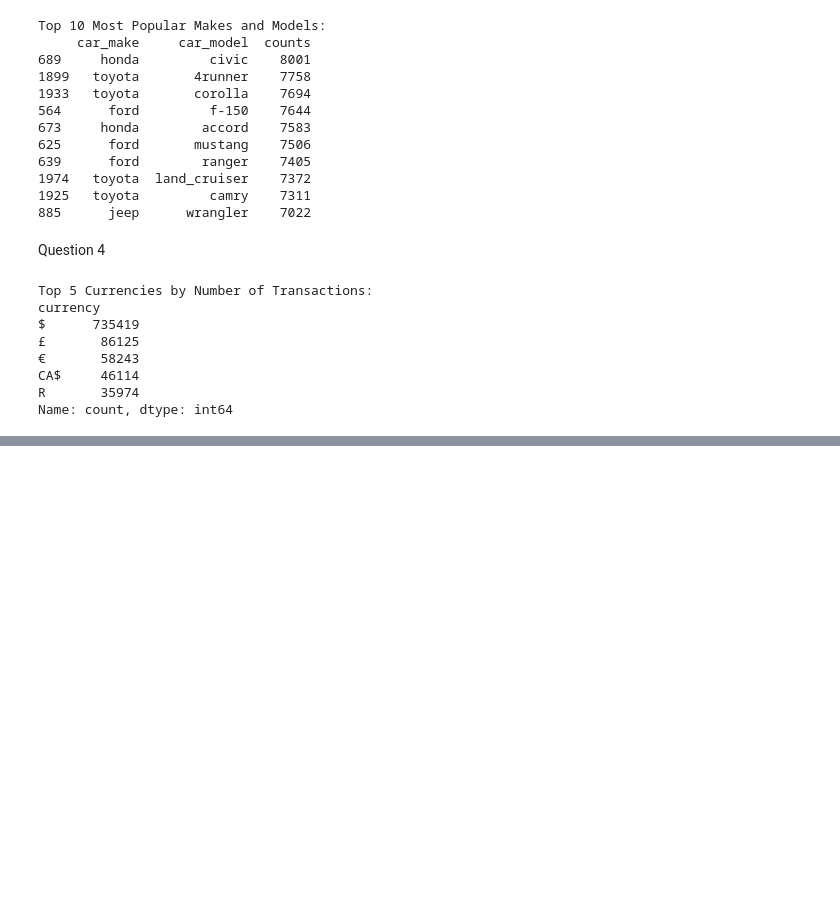
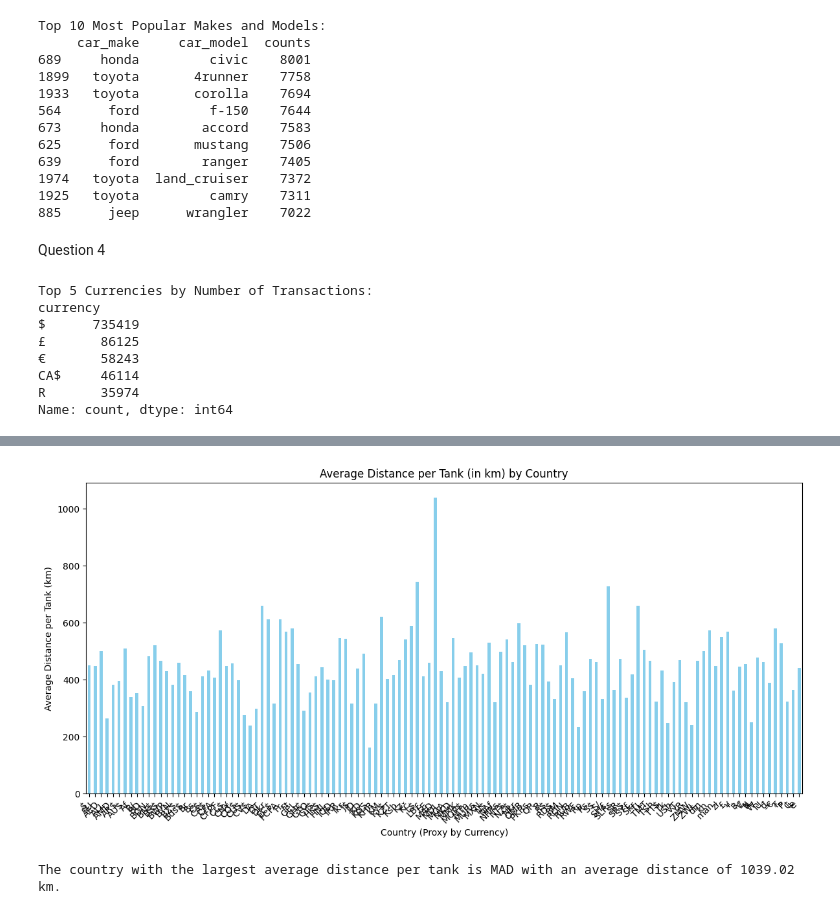
Before and after one commit to Daggy2002/DVE-Assignments, a Jupyter notebook: Assignment1/main.ipynb, the cells around one changed output, grey strips where cells are left out. Saved outputs shown, nothing was run; the diff lists cells and outputs as text; code cells hidden in the pictures; blank space fills up the shorter version.

```diff
--- a/Assignment1/main.ipynb
+++ b/Assignment1/main.ipynb
@@ -546,0 +679,26 @@ Number of values removed after accounting for outliers: 43410
+# %%
+# Step 1: Convert miles to kilometers if necessary
+df['km_driven'] = df['miles'] * 1.60934
+
+# Step 2: Group by currency (as a proxy for country) and calculate the average distance per tank
+average_distance_per_country = df.groupby('currency')['km_driven'].mean()
+
+# Step 3: Plot the results
+plt.figure(figsize=(12, 6))
+average_distance_per_country.plot(kind='bar', color='skyblue')
+
+plt.title('Average Distance per Tank (in km) by Country')
+plt.xlabel('Country (Proxy by Currency)')
+plt.ylabel('Average Distance per Tank (km)')
+plt.xticks(rotation=45, ha='right')
+plt.tight_layout()
+plt.show()
+
+# Step 4: Identify the country with the largest average distance
+max_distance_country = average_distance_per_country.idxmax()
+max_distance_value = average_distance_per_country.max()
+
+print(f"The country with the largest average distance per tank is {max_distance_country} with an average distance of {max_distance_value:.2f} km.")
+# %% [output]
+[figure, added]
+The country with the largest average distance per tank is MAD with an average distance of 1039.02 km.
```
Also changed, not shown: parts of 10 cells of this notebook.
